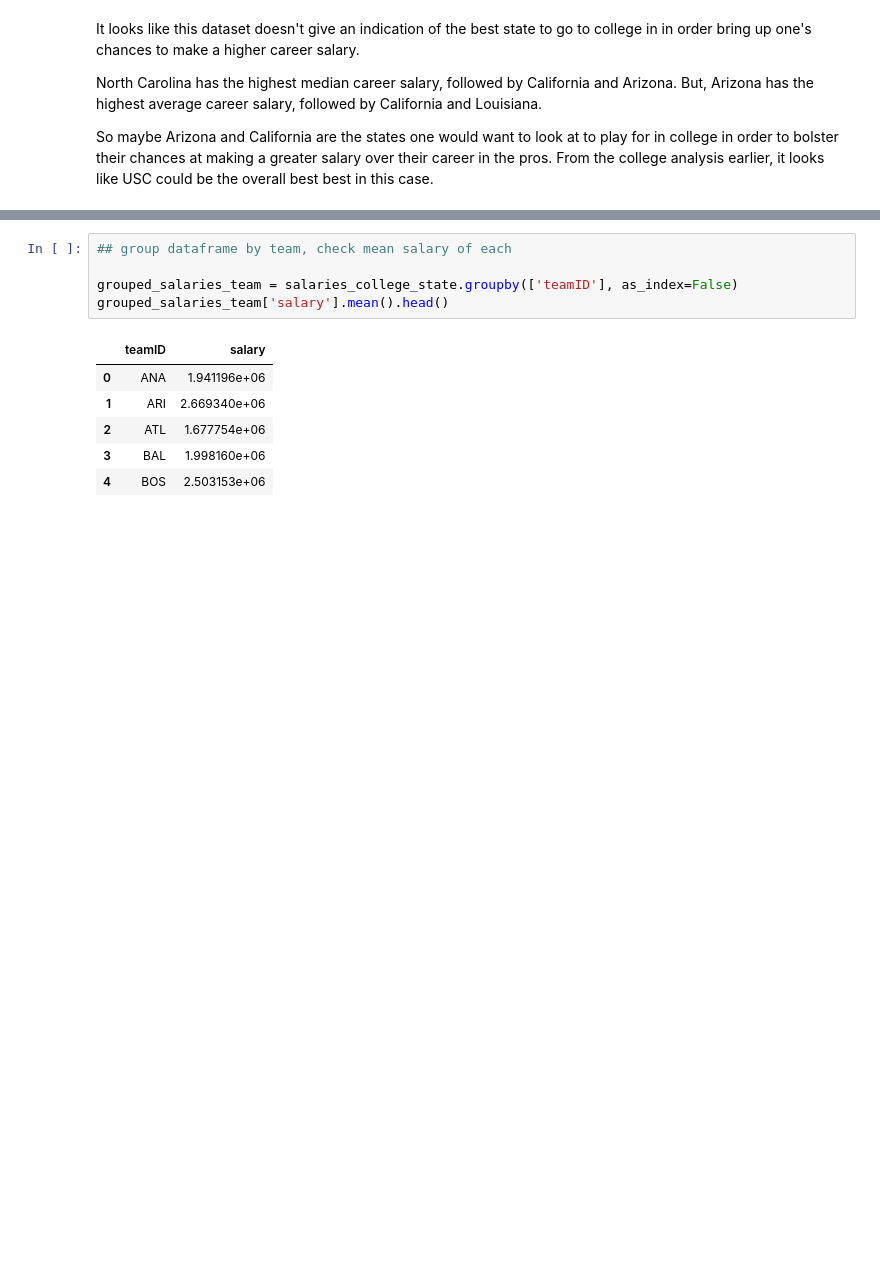
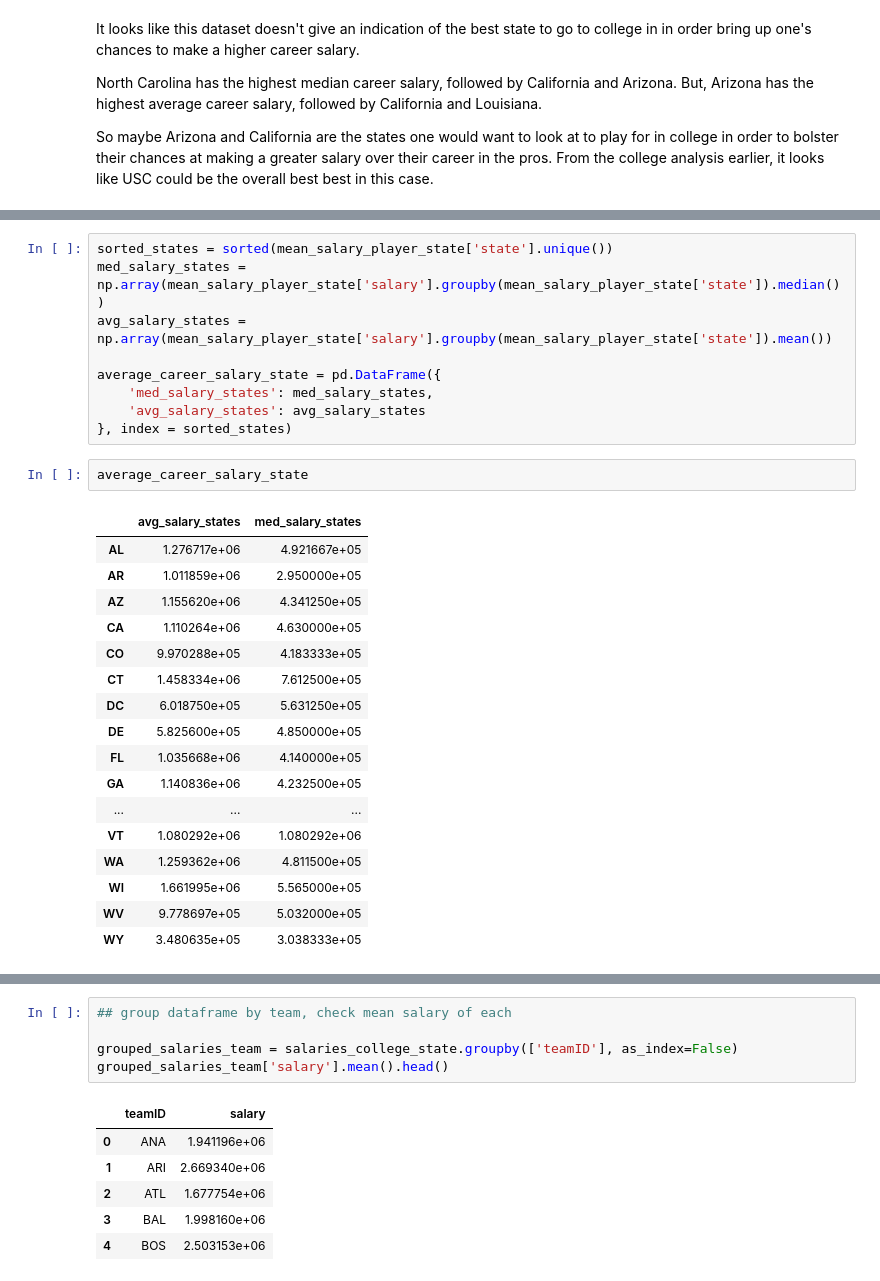
Before and after one commit to stephenlaw30/DataScienceMasters, a Jupyter notebook: Stats/Udacity/DataAnalystNanoDegree/IntroToDataAnalysis/Final/FinalProjectBaseball.ipynb, the cells around one changed output, grey strips where cells are left out. Drawn from its saved outputs; the diff is of its cells as text; blank space fills up the shorter version.

```diff
--- a/Stats/Udacity/DataAnalystNanoDegree/IntroToDataAnalysis/Final/FinalProjectBaseball.ipynb
+++ b/Stats/Udacity/DataAnalystNanoDegree/IntroToDataAnalysis/Final/FinalProjectBaseball.ipynb
@@ -312,3 +348,32 @@ So maybe Arizona and California are the states one would want to look at to play
+# %%
+sorted_states = sorted(mean_salary_player_state['state'].unique())
+med_salary_states = np.array(mean_salary_player_state['salary'].groupby(mean_salary_player_state['state']).median())
+avg_salary_states = np.array(mean_salary_player_state['salary'].groupby(mean_salary_player_state['state']).mean())
+
+average_career_salary_state = pd.DataFrame({
+    'med_salary_states': med_salary_states,
+    'avg_salary_states': avg_salary_states
+}, index = sorted_states)
+# %%
+average_career_salary_state
+# %% [output]
+|  | avg_salary_states | med_salary_states |
+| AL | 1.276717e+06 | 4.921667e+05 |
+| AR | 1.011859e+06 | 2.950000e+05 |
+| AZ | 1.155620e+06 | 4.341250e+05 |
+| CA | 1.110264e+06 | 4.630000e+05 |
+| CO | 9.970288e+05 | 4.183333e+05 |
+| CT | 1.458334e+06 | 7.612500e+05 |
+| DC | 6.018750e+05 | 5.631250e+05 |
+| DE | 5.825600e+05 | 4.850000e+05 |
+| FL | 1.035668e+06 | 4.140000e+05 |
+| GA | 1.140836e+06 | 4.232500e+05 |
+| ... | ... | ... |
+| VT | 1.080292e+06 | 1.080292e+06 |
+| WA | 1.259362e+06 | 4.811500e+05 |
+| WI | 1.661995e+06 | 5.565000e+05 |
+| WV | 9.778697e+05 | 5.032000e+05 |
+| WY | 3.480635e+05 | 3.038333e+05 |
 # %%
 import folium # conda install -c ioos folium=0.2.1
 
```
Also changed, not shown: parts of 7 cells of this notebook, 1 other file.
